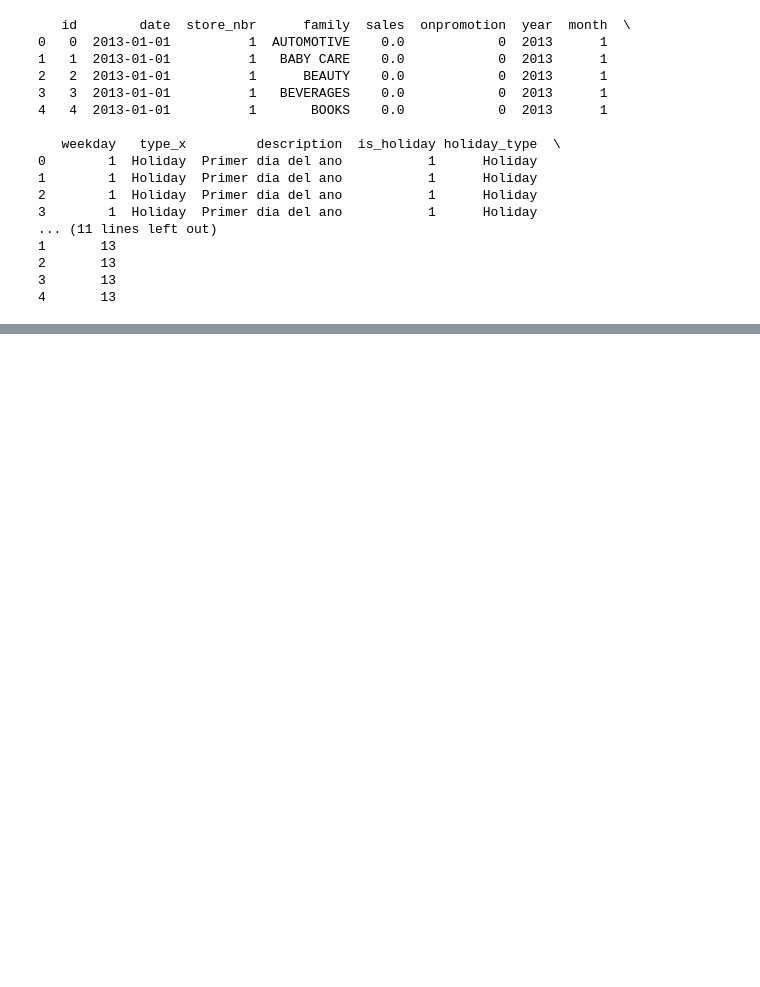
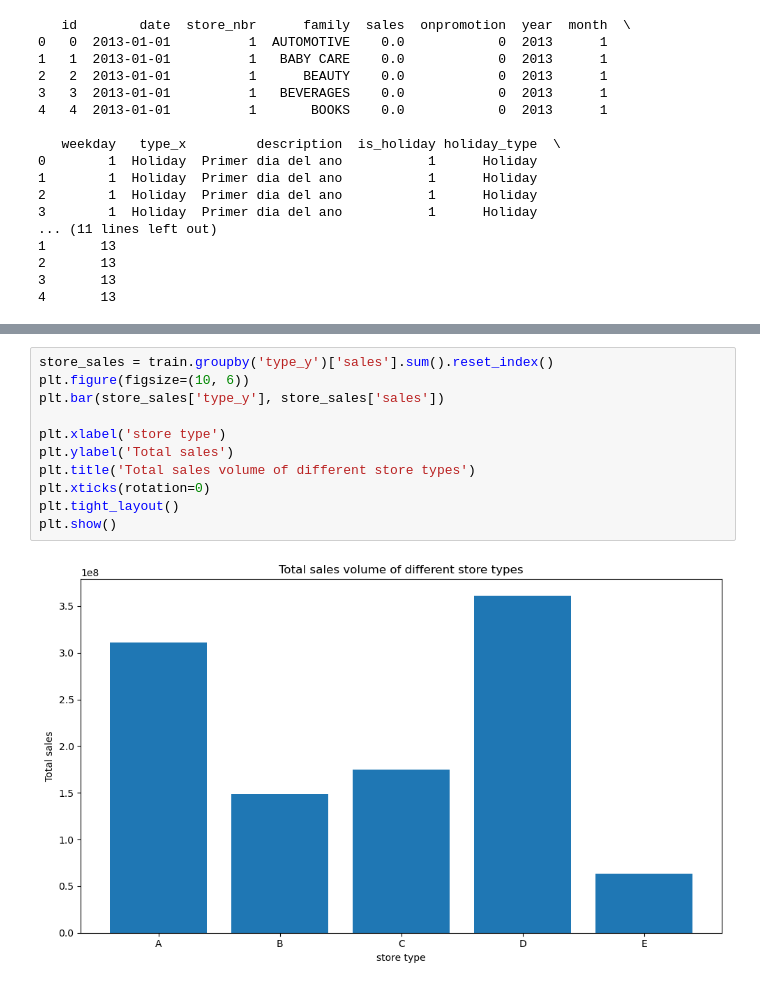
Before and after one commit to JerryJIANG721/Store-Sales---Time-Series-Forecasting, a Jupyter notebook: notebooks/notebook for Xinyi.ipynb, the cells around one changed output, grey strips where cells are left out. Drawn from its saved outputs; the diff is of its cells as text; blank space fills up the shorter version.

```diff
--- a/notebooks/notebook for Xinyi.ipynb
+++ b/notebooks/notebook for Xinyi.ipynb
@@ -229,0 +277,13 @@ print(train.head())
+# %%
+store_sales = train.groupby('type_y')['sales'].sum().reset_index()
+plt.figure(figsize=(10, 6))
+plt.bar(store_sales['type_y'], store_sales['sales'])
+
+plt.xlabel('store type')
+plt.ylabel('Total sales')
+plt.title('Total sales volume of different store types')
+plt.xticks(rotation=0)
+plt.tight_layout()
+plt.show()
+# %% [output]
+[figure, added]
```
Also changed, not shown: parts of 4 cells of this notebook, 1 other file.
